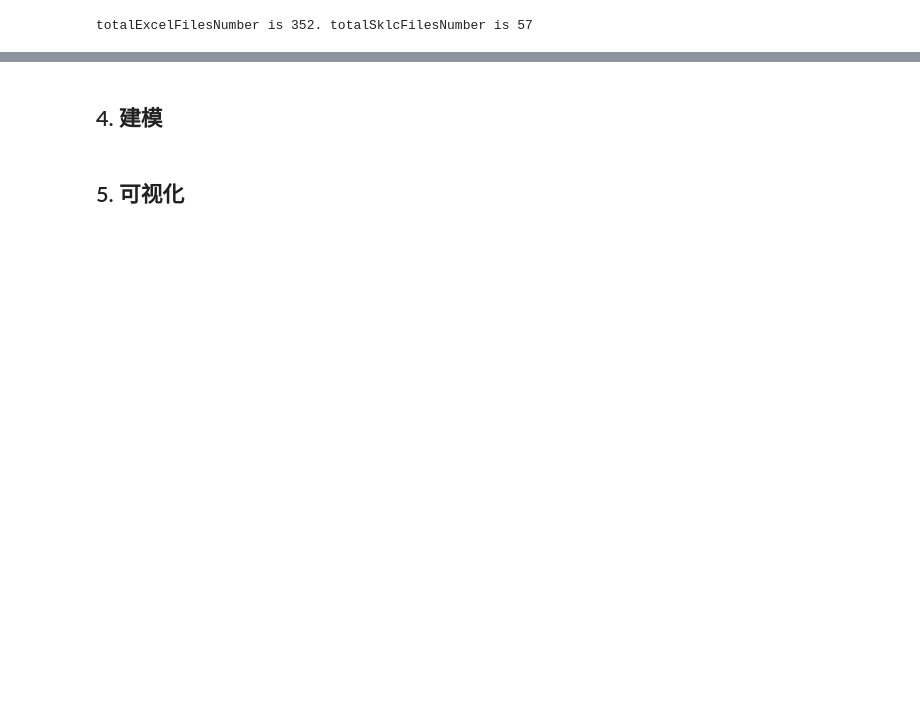
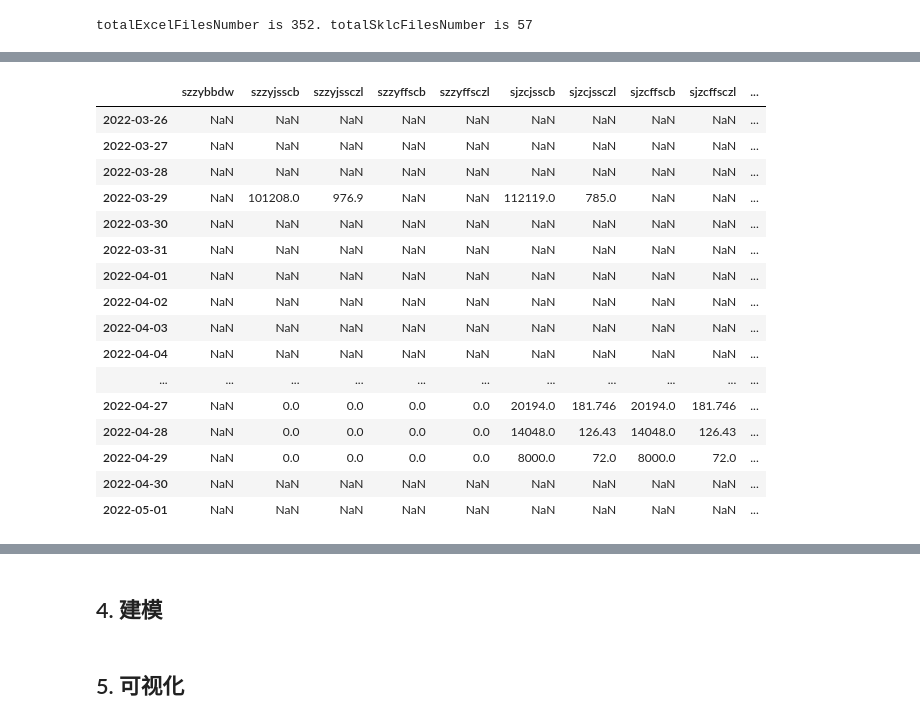
Before and after one commit to youareeverysingleday/HuaweiCupCompetition2022, a Jupyter notebook: FQuestion.ipynb, the cells around one changed output, grey strips where cells are left out. Saved outputs shown, nothing was run; the diff lists cells and outputs as text; code cells hidden in the pictures; blank space fills up the shorter version.

```diff
--- a/FQuestion.ipynb
+++ b/FQuestion.ipynb
@@ -392,0 +732,20 @@ SklcPD
+# %%
+allVegatable
+# %% [output]
+|  | szzybbdw | szzyjsscb | szzyjssczl | szzyffscb | szzyffsczl | sjzcjsscb | sjzcjssczl | sjzcffscb | sjzcffsczl | ... |
+| 2022-03-26 | NaN | NaN | NaN | NaN | NaN | NaN | NaN | NaN | NaN | ... |
+| 2022-03-27 | NaN | NaN | NaN | NaN | NaN | NaN | NaN | NaN | NaN | ... |
+| 2022-03-28 | NaN | NaN | NaN | NaN | NaN | NaN | NaN | NaN | NaN | ... |
+| 2022-03-29 | NaN | 101208.0 | 976.9 | NaN | NaN | 112119.0 | 785.0 | NaN | NaN | ... |
+| 2022-03-30 | NaN | NaN | NaN | NaN | NaN | NaN | NaN | NaN | NaN | ... |
+| 2022-03-31 | NaN | NaN | NaN | NaN | NaN | NaN | NaN | NaN | NaN | ... |
+| 2022-04-01 | NaN | NaN | NaN | NaN | NaN | NaN | NaN | NaN | NaN | ... |
+| 2022-04-02 | NaN | NaN | NaN | NaN | NaN | NaN | NaN | NaN | NaN | ... |
+| 2022-04-03 | NaN | NaN | NaN | NaN | NaN | NaN | NaN | NaN | NaN | ... |
+| 2022-04-04 | NaN | NaN | NaN | NaN | NaN | NaN | NaN | NaN | NaN | ... |
+| ... | ... | ... | ... | ... | ... | ... | ... | ... | ... | ... |
+| 2022-04-27 | NaN | 0.0 | 0.0 | 0.0 | 0.0 | 20194.0 | 181.746 | 20194.0 | 181.746 | ... |
+| 2022-04-28 | NaN | 0.0 | 0.0 | 0.0 | 0.0 | 14048.0 | 126.43 | 14048.0 | 126.43 | ... |
+| 2022-04-29 | NaN | 0.0 | 0.0 | 0.0 | 0.0 | 8000.0 | 72.0 | 8000.0 | 72.0 | ... |
+| 2022-04-30 | NaN | NaN | NaN | NaN | NaN | NaN | NaN | NaN | NaN | ... |
+| 2022-05-01 | NaN | NaN | NaN | NaN | NaN | NaN | NaN | NaN | NaN | ... |
```
Also changed, not shown: parts of 30 cells of this notebook, 29 other files.
